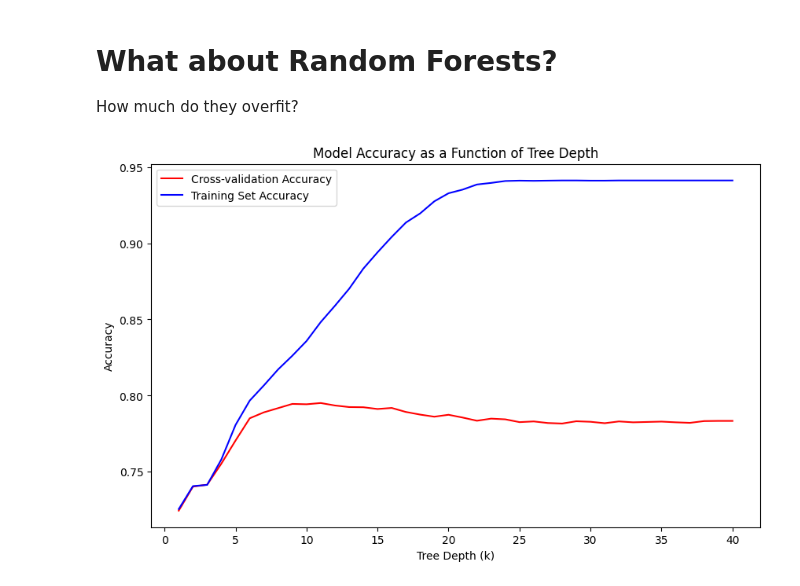
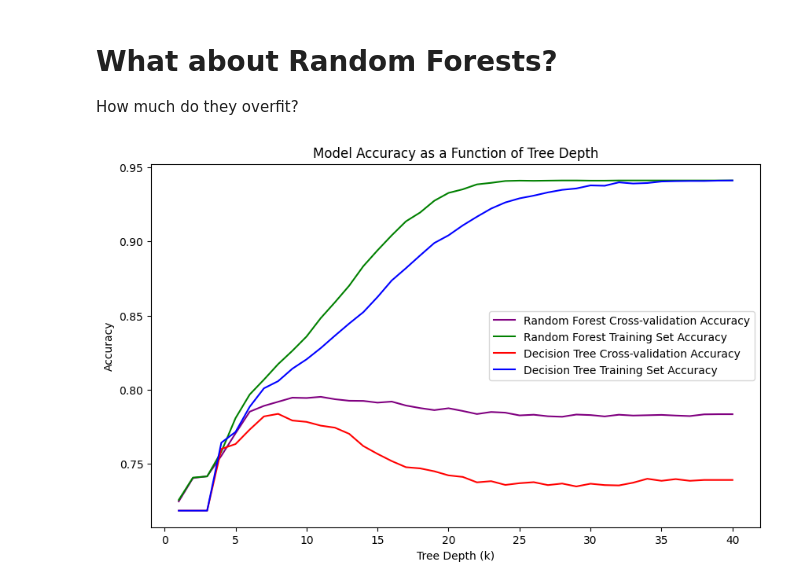
Before and after one commit to kiwil87/64-61.1-Data-Science, a Jupyter notebook: 04_Overfitting/Spaceship_Titanic_Revolution.ipynb, the cells around one changed output. Drawn from its saved outputs; the diff is of its cells as text; code cells hidden in the pictures.

```diff
--- a/04_Overfitting/Spaceship_Titanic_Revolution.ipynb
+++ b/04_Overfitting/Spaceship_Titanic_Revolution.ipynb
@@ -94,7 +94,7 @@ numeric_transformer = Pipeline(
 categorical_cols = ['HomePlanet', 'Destination', 'VIP', 'CryoSleep']
 categorical_transformer = Pipeline(
     steps=[
-        ('encoder', OneHotEncoder(handle_unknown='ignore'))
+        ('encoder', OneHotEncoder())
 ])
 
 # Step 2: Create a ColumnTransformer that applies the transformations
@@ -188,10 +188,10 @@ for k in range(1, 41):  # Iterating from 1 to 40
     results.append({'k': k, 'cv': cross_val, 'train': accuracy})
 
 # Create the DataFrame from the results list
-accuracy_df = pd.DataFrame(results)
+accuracy_dt_df = pd.DataFrame(results)
 
 # Display the DataFrame
-print(accuracy_df)
+print(accuracy_dt_df)
 # %% [output]
      k        cv     train
 0    1  0.718281  0.718279
@@ -283,34 +283,36 @@ for k in range(1, 41):  # Iterating from 1 to 40
     # Update the model pipeline with the new DecisionTreeClassifier parameters
     model_pipeline = Pipeline(steps=[
         ('preprocessor', preprocessor),
         ('classifier', RandomForestClassifier(**hyperparams))
     ])
 
     # Compute accuracy using 5-fold cross-validation
     cross_val = cross_val_score(model_pipeline, X, y, cv=5, scoring='accuracy', n_jobs=-1).mean()
 
     # /!\ THIS IS NOT SOMETHING YOU SHOULD DO IRL /!\
     model_pipeline.fit(X, y)
     accuracy = model_pipeline.score(X, y)
 
     # Append the results to the list
     results.append({'k': k, 'cv': cross_val, 'train': accuracy})
 
 # Create the DataFrame from the results list
-accuracy_df = pd.DataFrame(results)
+accuracy_rf_df = pd.DataFrame(results)
 
 # Plot both 'cv' and 'train' accuracies against 'k'
 plt.figure(figsize=(10, 6))
-plt.plot(accuracy_df['k'], accuracy_df['cv'], color='red', label='Cross-validation Accuracy')
-plt.plot(accuracy_df['k'], accuracy_df['train'], color='blue', label='Training Set Accuracy')
+plt.plot(accuracy_rf_df['k'], accuracy_rf_df['cv'], color='purple', label='Random Forest Cross-validation Accuracy')
+plt.plot(accuracy_rf_df['k'], accuracy_rf_df['train'], color='green', label='Random Forest Training Set Accuracy')
+plt.plot(accuracy_dt_df['k'], accuracy_dt_df['cv'], color='red', label='Decision Tree Cross-validation Accuracy')
+plt.plot(accuracy_dt_df['k'], accuracy_dt_df['train'], color='blue', label='Decision Tree Training Set Accuracy')
 
 # Adding titles and labels
 plt.title('Model Accuracy as a Function of Tree Depth')
 plt.xlabel('Tree Depth (k)')
 plt.ylabel('Accuracy')
 plt.legend()
 
 # Show the plot
 plt.show()
 # %% [output]
-[figure, old version]
+[figure, new version]
```
Also changed, not shown: parts of 4 cells of this notebook.
